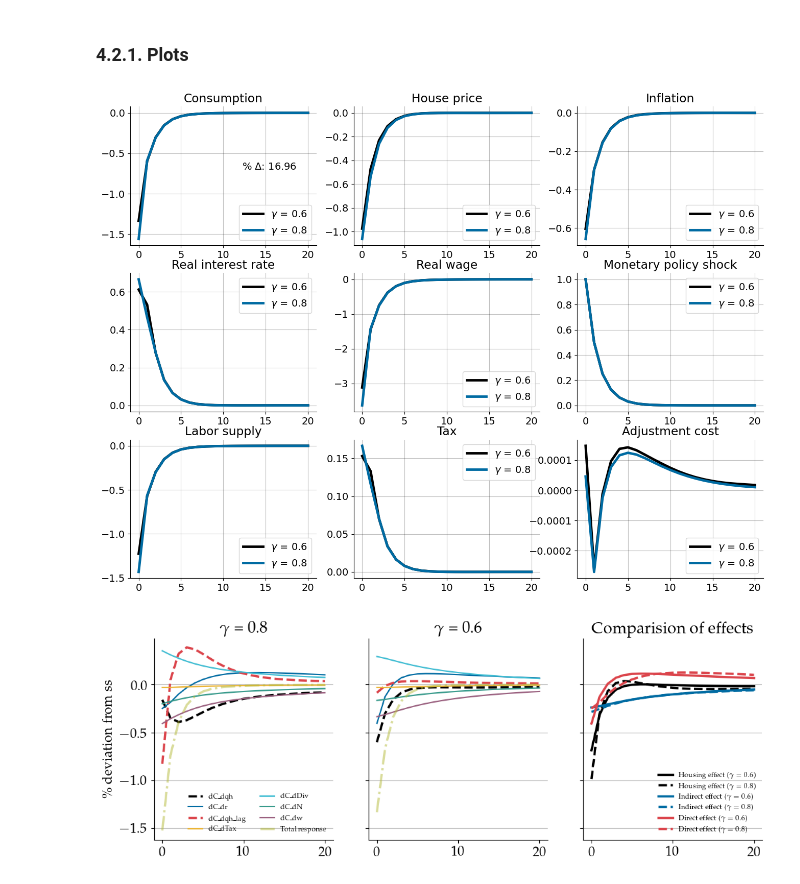
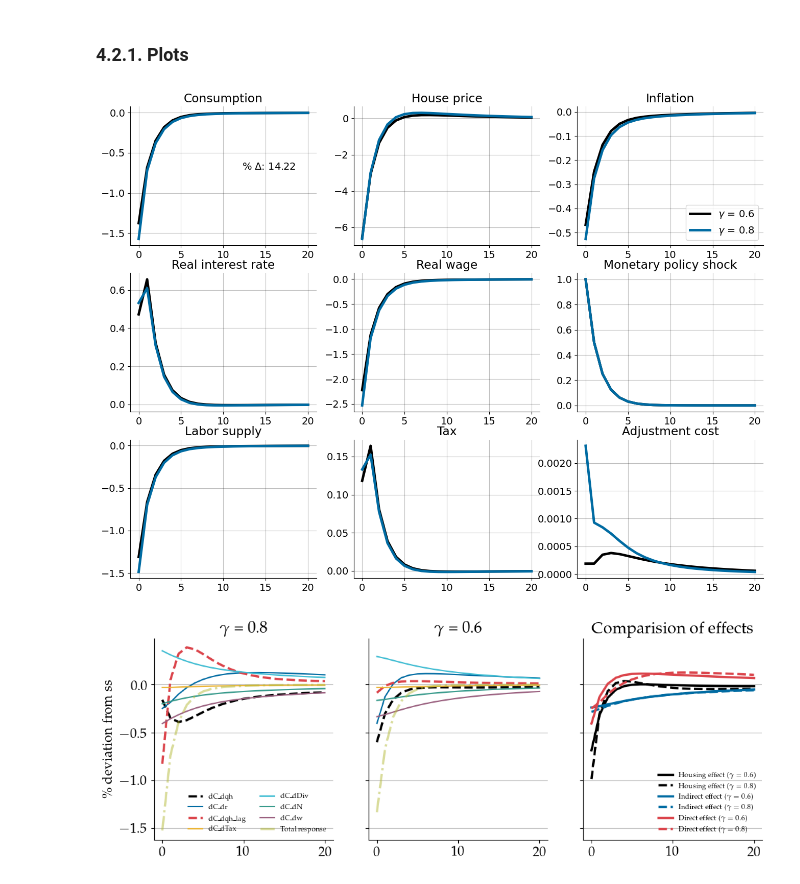
Before and after one commit to thom364e/sequence-jacobian, a Jupyter notebook: notebooks/housing_main_v2.ipynb, the cells around one changed output. Cells and saved outputs as stored; diff of their text form; code cells hidden in the pictures.

```diff
--- a/notebooks/housing_main_v2.ipynb
+++ b/notebooks/housing_main_v2.ipynb
@@ -1394,15 +1394,15 @@ hank_ss = create_model(blocks_ss, name="One-Asset HANK SS")
 calibration = {'gamma': 0.6, 'theta': 0.97, 'sigma': 1.0, 'alpha': 0.111, 'bmin': 0.0, 'bmax': 50,
                'hmax': 5.0, 'kmax': 5.0, 'nB': 60, 'nH': 70, 'nK': 60, 'nZ': 3,
                'rho_z': 0.966, 'sigma_z': 0.92, 'N': 1.0, 'Z': 1.0, 'pi': 0.0, 'mu': 1.2,
-                'kappa': 0.1, 'rstar': 0.005, 'phi': 1.27, 'nu': 1.0, 'BBAR': 0.25, 'G': 0.0, 'HBAR': 1.0}
+                'kappa': 0.1, 'rstar': 0.005, 'phi': 1.25, 'nu': 1.0, 'BBAR': 0.25, 'G': 0.0, 'HBAR': 1.0}
 
 # calibration['alpha'] = 0.255
 # calibration['rstar'] = 0.03/4
 # calibration['nu'] = 2.0
-# calibration['theta'] = 0.99
+# calibration['theta'] = 0.925
 
-# unknowns_ss = {'beta': 0.9793721660932323, 'varphi': 0.808535783494474, 'qh': 5.833330693740451}
-unknowns_ss = {'beta': 0.981812522687375, 'varphi': 0.7668820666574003, 'qh': 1.751190316082686}
+unknowns_ss = {'beta': 0.9793721660932323, 'varphi': 0.808535783494474, 'qh': 5.833330693740451}
+# unknowns_ss = {'beta': 0.981812522687375, 'varphi': 0.7668820666574003, 'qh': 10.751190316082686}
 targets_ss = {'goods_mkt': 0, 'wage_res': 0, 'house_mkt': 0}
 
 ss0_ll = hank_ss.solve_steady_state(calibration, unknowns_ss, targets_ss, solver="hybr")
@@ -1412,7 +1412,7 @@ calibration_hl = calibration.copy()
 calibration_hl['gamma'] = 0.85
 ss0_hl = hank_ss.solve_steady_state(calibration_hl, unknowns_ss, targets_ss, solver="hybr")
 
-_, mean_mpc_ll = utils.calc_mpc(ss0_ll, 'hh_housecons')
+MPC_ll, mean_mpc_ll = utils.calc_mpc(ss0_ll, 'hh_housecons')
 _, mean_mpc_hl = utils.calc_mpc(ss0_hl, 'hh_housecons')
 print(f"Mean MPC ss0_ll: {mean_mpc_ll}, Mean MPC ss0_hl: {mean_mpc_hl}")
 # %% [output]
@@ -1505,35 +1540,36 @@ fig, ax = plt.subplots(3, 3, figsize=(16,12))
 ax = ax.flatten()
 
 horizon = 21
 lw = 3.5
 
 plot_vars = {'C_BHAT': 'Consumption', 'qh': 'House price', 'pi': 'Inflation',
               'r': 'Real interest rate', 'w': 'Real wage', 'rstar': 'Monetary policy shock',
               'N': 'Labor supply', 'Tax': 'Tax', 'CHI': 'Adjustment cost'}
 
 for i, (key, value) in enumerate(plot_vars.items()):
     ax[i].plot(100*irf.lowleverage[key][:horizon], label = r'$\gamma$ = 0.6', linewidth=lw)
     ax[i].plot(100*irf.highleverage[key][:horizon], label = r'$\gamma$ = 0.8', linewidth=lw)
     ax[i].set_title(value)
-    ax[i].legend()
+    if i == 2:
+        ax[i].legend()
 
     ax[i].spines['top'].set_visible(False)
     ax[i].spines['right'].set_visible(False)
     ax[i].grid(True, axis='y', color='black', alpha=0.25, linestyle='-')
 
 ax[0].text(0.6, 0.6, f"% $\Delta$: {(irf.highleverage['C_BHAT'][0]/irf.lowleverage['C_BHAT'][0]-1)*100:.2f}",
          horizontalalignment='left', verticalalignment='top', transform=ax[0].transAxes)
 
 plt.show()
 
 save = False
 if save:
     figure_path = "/Users/thoma/OneDrive/Skrivebord/KU/9. semester/Thesis/Code/Model/HANK/sequence-jacobian/figs"
 
     # Save the plot
     fig.savefig(os.path.join(figure_path, 'HighLowLev.pdf'), dpi=1000, bbox_inches='tight')
 # %% [output]
-[figure, old version]
+[figure, new version]
 # %%
 decomp_dict_ll = vars(decomp.lowleverage)
 decomp_dict_hl = vars(decomp.highleverage)
```
Also changed, not shown: parts of 4 cells of this notebook.
